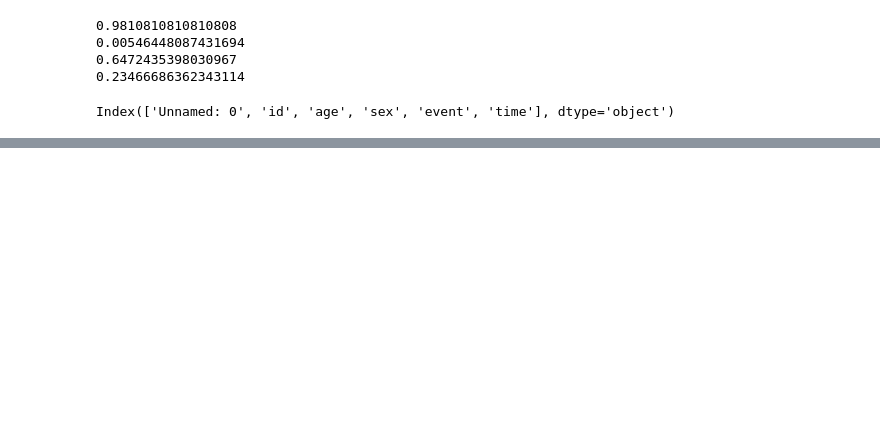
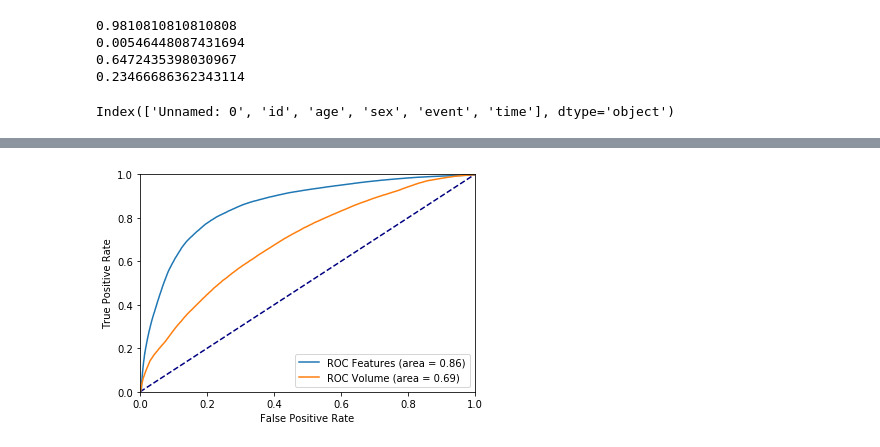
Before and after one commit to bhklab/DeepCINET, a Jupyter notebook: Jupyter/final_mixed_plots.ipynb, the cells around one changed output, grey strips where cells are left out. Saved outputs shown, nothing was run; the diff lists cells and outputs as text; code cells hidden in the pictures; blank space fills up the shorter version.

```diff
--- a/Jupyter/final_mixed_plots.ipynb
+++ b/Jupyter/final_mixed_plots.ipynb
@@ -162,3 +186,25 @@ scatter_results(*results['volume'], 'volume')
+# %%
+
+def roc_plot(models: List[Tuple[str, pd.DataFrame]]):
+    plt.plot([0, 1], [0, 1], color='navy', linestyle='dashed')
+    for name, predictions in models:
+        fpr, tpr, _ = roc_curve(predictions['labels'], predictions['probabilities'])
+        roc_auc = auc(fpr, tpr)
+        plt.plot(fpr, tpr, label=f"ROC {name} (area = {roc_auc:.2})")
+
+    plt.xlim(0, 1)
+    plt.ylim(0, 1)
+    plt.legend(loc="lower right")
+
+    plt.xlabel("False Positive Rate")
+    plt.ylabel("True Positive Rate")
+
+    plt.show()
+
+
+roc_plot([('Features', results['scalar'][1]), ('Volume', results['volume'][1])])
+# %% [output]
+[figure, added]
 # %%
 import math
 
```
Also changed, not shown: parts of 4 cells of this notebook.
